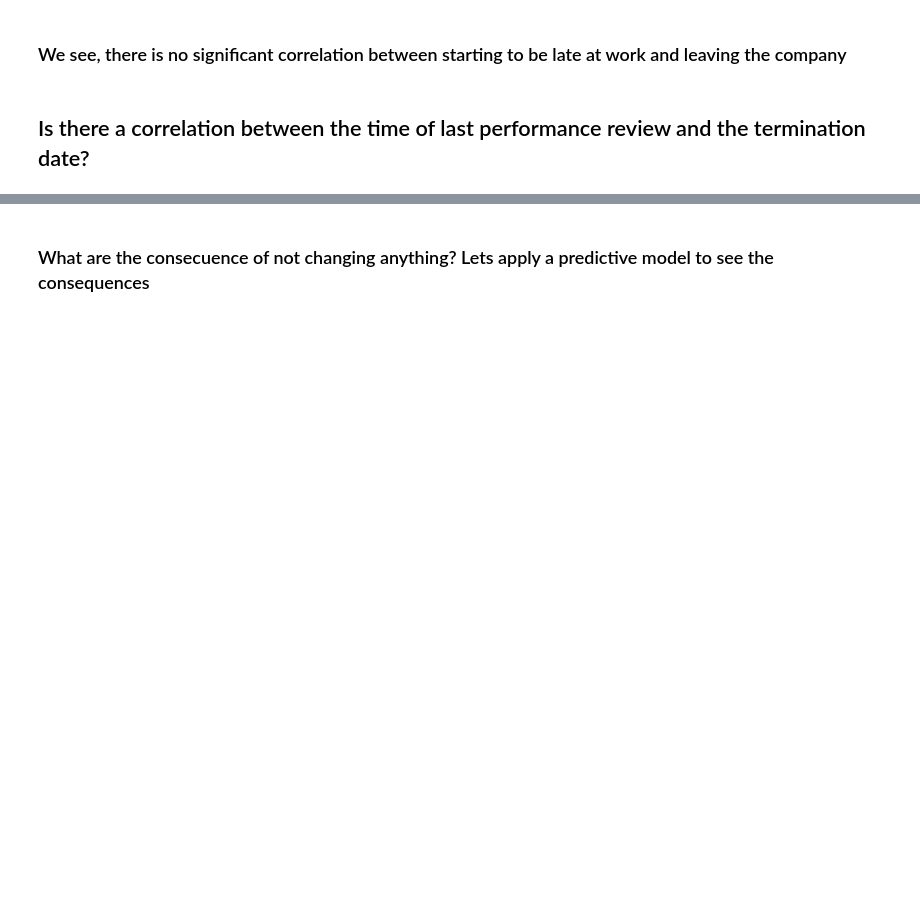
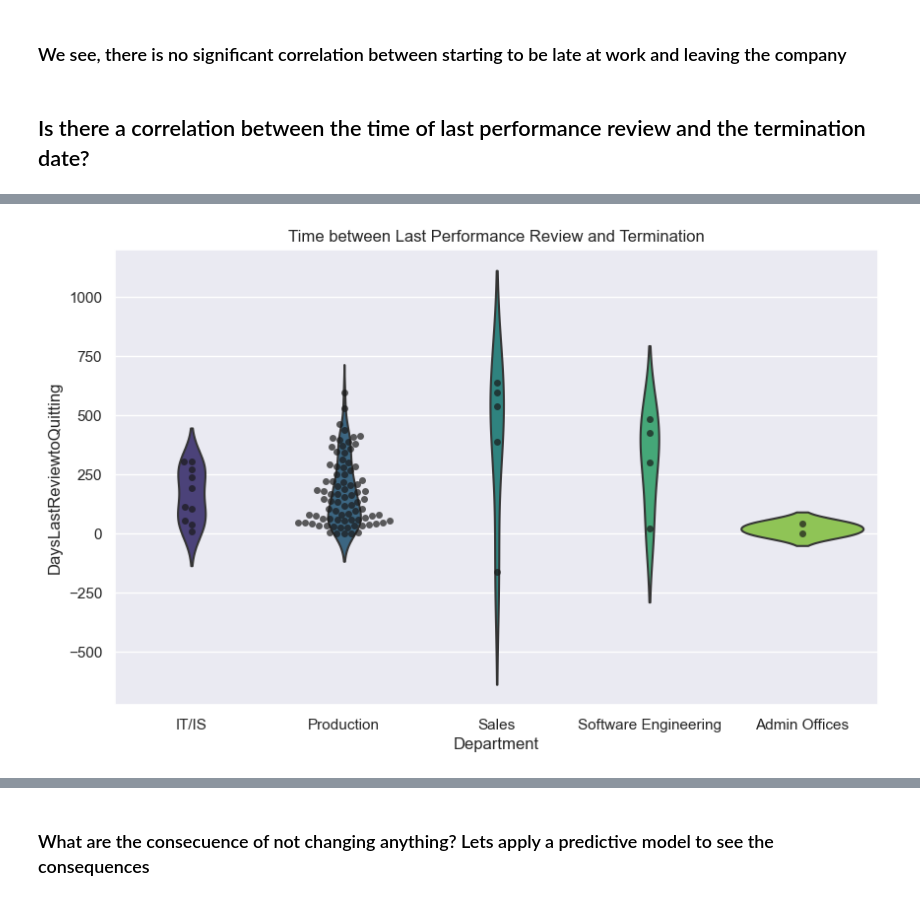
Before and after one commit to PaulBeBo/HackathonHR, a Jupyter notebook: scripts/HackathonHR_Paul.ipynb, the cells around one changed output, grey strips where cells are left out. Drawn from its saved outputs; the diff is of its cells as text; code cells hidden in the pictures; blank space fills up the shorter version.

```diff
--- a/scripts/HackathonHR_Paul.ipynb
+++ b/scripts/HackathonHR_Paul.ipynb
@@ -747,0 +803,10 @@ Name: DaysLateLast30, dtype: int64
+# %%
+#now we will plot the results in a violin plot:
+plt.figure(figsize=(10, 6))
+
+sns.swarmplot(x='Department', y='DaysLastReviewtoQuitting', data=df_terminated, color='k', alpha=0.7)
+sns.violinplot(x='Department', y='DaysLastReviewtoQuitting', data=df_terminated, palette='viridis',inner=None)
+plt.title('Time between Last Performance Review and Termination')
+plt.show()
+# %% [output]
+[figure, added]
```
Also changed, not shown: parts of 18 cells of this notebook.
